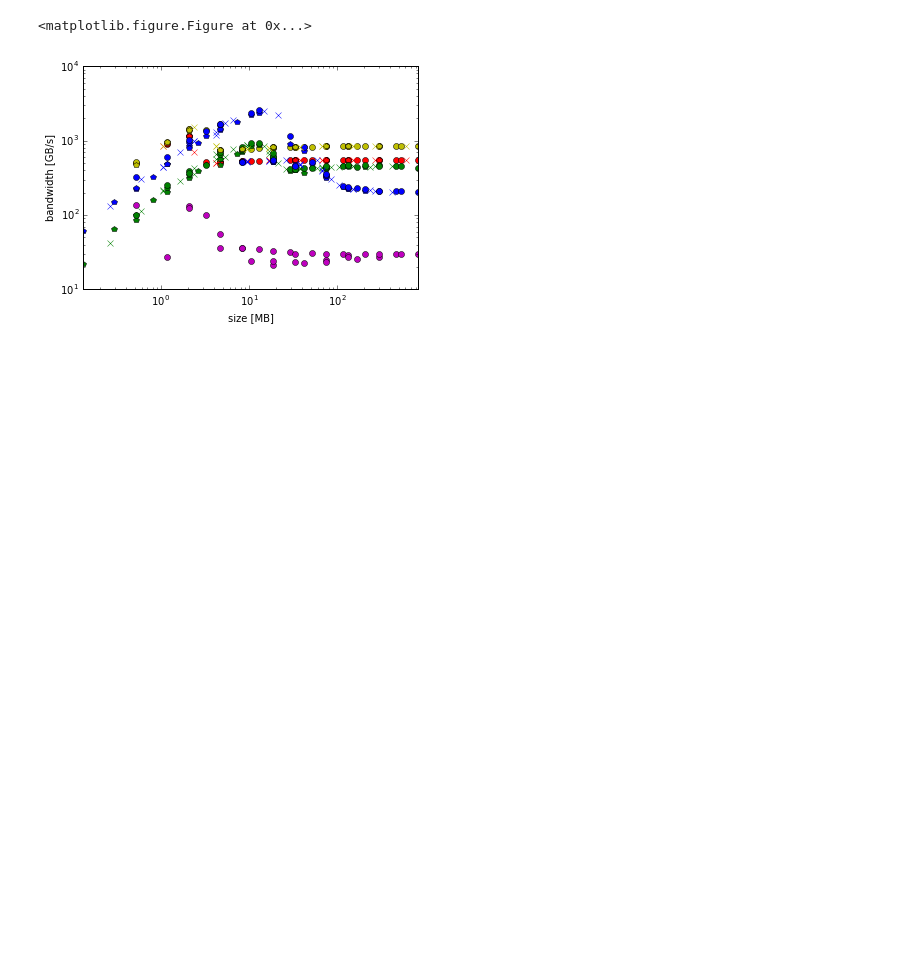
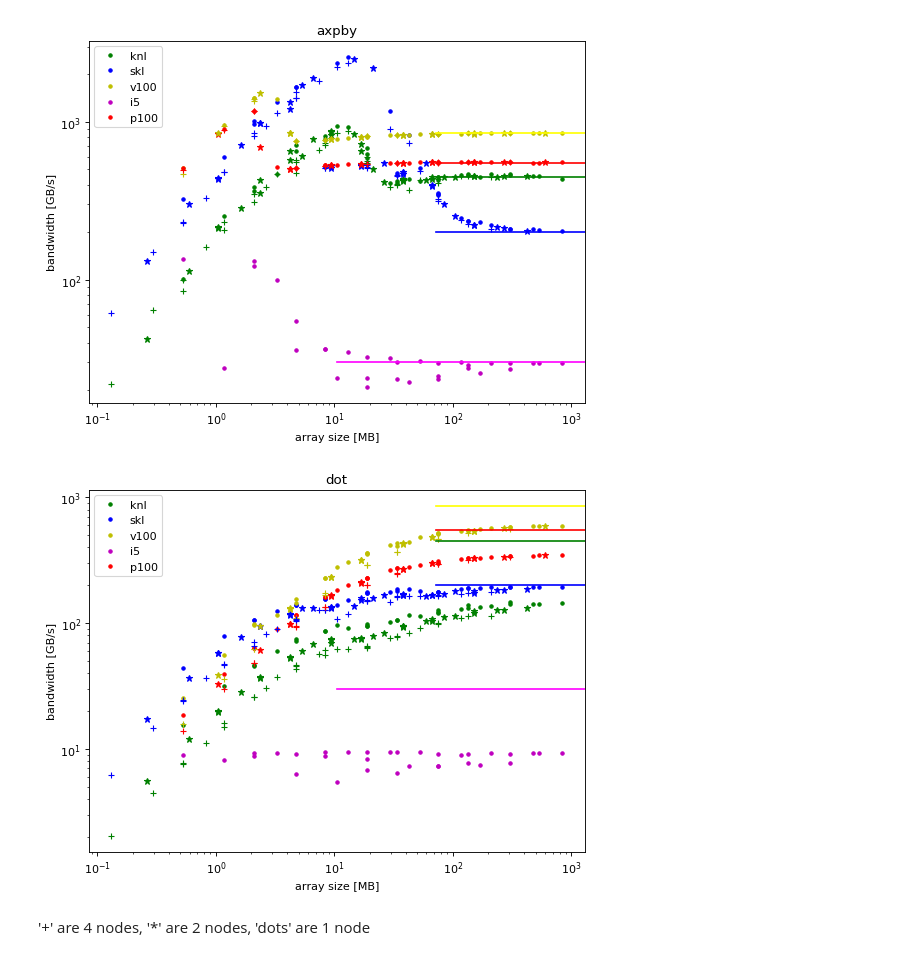
Before and after one commit to mwiesenberger/performance, a Jupyter notebook: Axpby Plot.ipynb, the cells around one changed output. Drawn from its saved outputs; the diff is of its cells as text; code cells hidden in the pictures; blank space fills up the shorter version.

Commit message:
made axpby plot more awesome

```diff
--- a/Axpby Plot.ipynb
+++ b/Axpby Plot.ipynb
@@ -35,26 +6,48 @@ styles
+# %%
+#(hardware name, number of nodes, plotstyle)
+filesD = {'knl_mpi1':('knl',1,'g.'), 'knl_mpi2':('knl',2,'g*'), 'knl_mpi4':('knl',4,'g+'),
+         'skl_mpi1':('skl',1,'b.'), 'skl_mpi2':('skl',2,'b*'), 'skl_mpi4':('skl',4,'b+'),
+         'p100_mpi1':('p100',1,'r.'), 'p100_mpi2':('p100',2,'r*'), 'p100_mpi4':('p100',4,'r+'),
+         'v100_mpi1':('v100',1,'y.'), 'v100_mpi2':('v100',2,'y*'), 'v100_mpi4':('v100',4,'y+'),
+         'i5':('i5',1,'m.')
+             }
+# order by number of nodes to make labeling easier further down
+files = odict(sorted(filesD.items(), key= lambda t : t[1][1]))
+# count number of 1 nodes in dict
+number=0
+for k,v in files.items():
+    if v[1]==1: number+=1
 # %%
-plt.figure()
-fig,ax=plt.subplots()
-for f, nodes in files.items():
-    #read in csv file
-    df=pd.read_csv('benchmark_'+f+'.csv', delimiter=' ')
-    #add size and get rid of non-relevant columns
-    df.insert(0,'size', 8*df['n']*df['n']*df['Nx']*df['Ny']/1e6/nodes)
-    bw = df[['n','Nx','Ny','size']]
-    bw = bw.assign(axpby = df['size']/1000*3/df['axpby'])
-    #compute mean and standard derivation of 'same' groups
-    bw=bw.groupby(['n', 'Nx','Ny','size']).agg(['mean', 'std'])
-    bw=bw.reset_index(level=['n','Nx','Ny','size'])
-    bw=bw.sort_values(by='size')
-    bw=bw.reset_index(level=['n','Nx','Ny','size'])
-    p=bw['axpby'].plot(ax=ax,style=styles[f],x=bw.loc[:,'size'],y='mean')#,yerr='std',ax=ax)
-
-plt.xlabel('size [MB]')
-plt.ylabel('bandwidth [GB/s]')
-plt.xscale('log')
-plt.yscale('log')
-#plt.legend(loc='upper left')
-plt.legend().remove()
+for q in ('axpby','dot'):
+    fig,ax=plt.subplots(1,1,figsize=(8,6),dpi= 80, facecolor='w', edgecolor='k')
+    for f, v in files.items():
+        #read in csv file
+        df=pd.read_csv('benchmark_'+f+'.csv', delimiter=' ')
+        #add size and get rid of non-relevant columns
+        df.insert(0,'size', 8*df['n']*df['n']*df['Nx']*df['Ny']/1e6/v[1])
+        bw = df[['n','Nx','Ny','size']]
+        bw = bw.assign(axpby = df['size']/1000*3/df['axpby'])
+        bw = bw.assign(dot = df['size']/1000*2/df['dot'])
+        #compute mean and standard derivation of 'same' groups
+        bw=bw.groupby(['n', 'Nx','Ny','size']).agg(['mean', 'std'])
+        bw=bw.reset_index(level=['n','Nx','Ny','size'])
+        bw=bw.sort_values(by='size')
+        bw[q].plot(ax=ax,style=v[2],x=bw.loc[:,'size'],y='mean',label=v[0])
+    plt.xlabel('array size [MB]')
+    plt.ylabel('bandwidth [GB/s]')
+    plt.xscale('log')
+    plt.yscale('log')
+    handles, labels = plt.gca().get_legend_handles_labels()
+    hanles = handles[0:number]; labels = labels[0:number]
+    plt.axhline(y=200,xmin=0.7,xmax=1,color='blue')
+    plt.axhline(y=450,xmin=0.7,xmax=1,color='green')
+    plt.axhline(y=550,xmin=0.7,xmax=1,color='red')
+    plt.axhline(y=850,xmin=0.7,xmax=1,color='yellow')
+    plt.axhline(y=30,xmin=0.5,xmax=1,color='magenta')
+    plt.legend(handles, labels, loc='upper left')
+    plt.title(q)
 # %% [output]
-<matplotlib.figure.Figure at 0x...>
-[figure, old version]
+[figure, new version]
+[figure, added]
+# %% [markdown]
+'+' are 4 nodes, '*' are 2 nodes, 'dots' are 1 node
```
Also changed, not shown: parts of 2 cells of this notebook.
